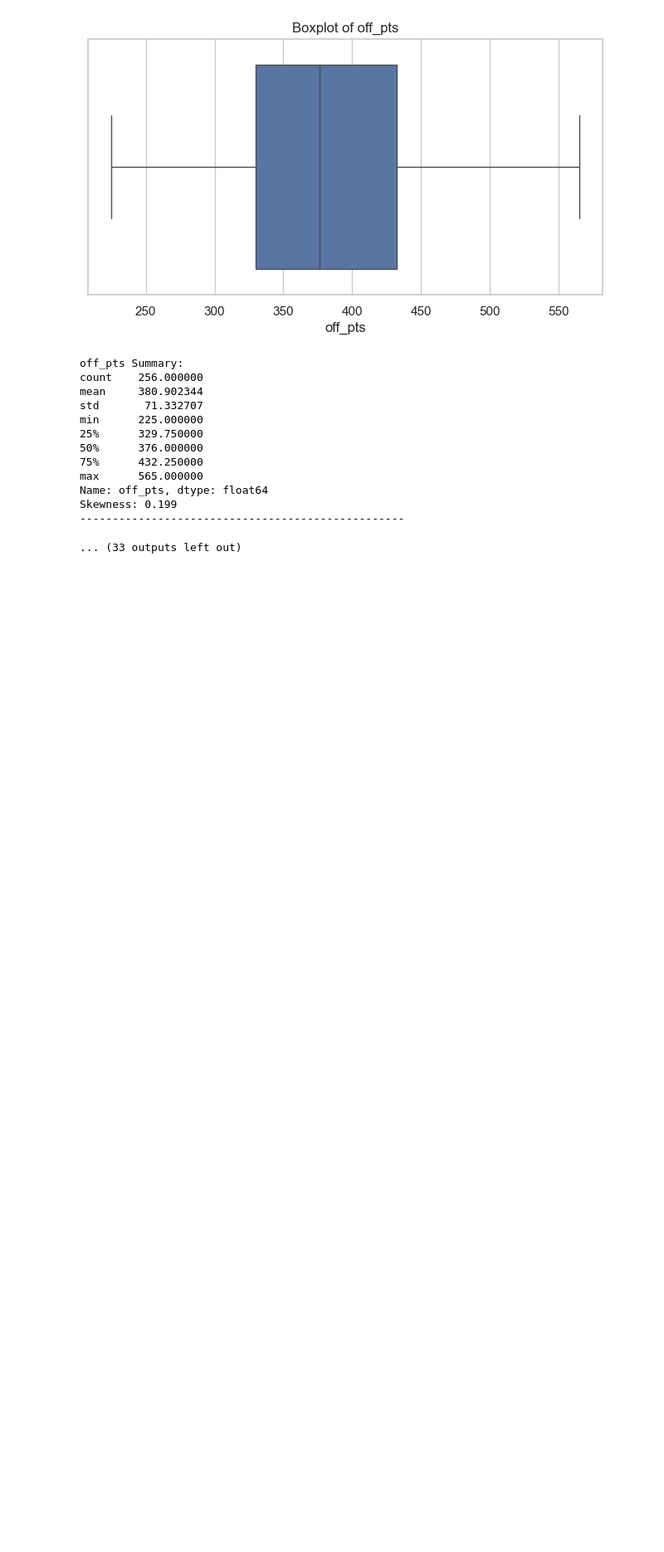
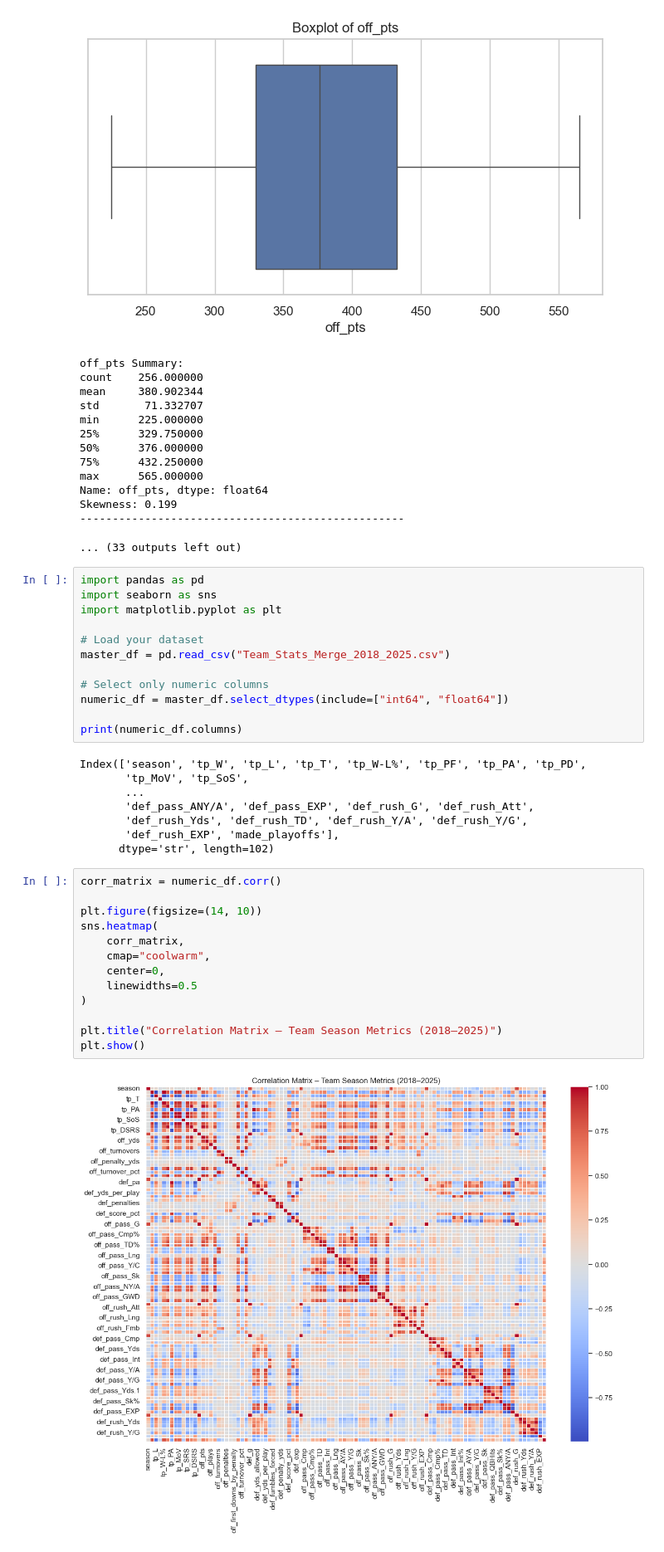
Before and after one commit to mattmarz94/nfl-decision-support-analytics, a Jupyter notebook: Data Preprocessing/eda_analysis.ipynb, the cells around one changed output. Shown at 83% size. Drawn from its saved outputs; the diff is of its cells as text; blank space fills up the shorter version.

Commit message:
added heatmaps to see correlations to playoffs

```diff
--- a/Data Preprocessing/eda_analysis.ipynb
+++ b/Data Preprocessing/eda_analysis.ipynb
@@ -107,3 +107,38 @@ Name: off_pts, dtype: float64
 Skewness: 0.199
 --------------------------------------------------
 ... (33 outputs left out)
+# %%
+import pandas as pd
+import seaborn as sns
+import matplotlib.pyplot as plt
+
+# Load your dataset
+master_df = pd.read_csv("Team_Stats_Merge_2018_2025.csv")
+
+# Select only numeric columns
+numeric_df = master_df.select_dtypes(include=["int64", "float64"])
+
+print(numeric_df.columns)
+# %% [output]
+Index(['season', 'tp_W', 'tp_L', 'tp_T', 'tp_W-L%', 'tp_PF', 'tp_PA', 'tp_PD',
+       'tp_MoV', 'tp_SoS',
+       ...
+       'def_pass_ANY/A', 'def_pass_EXP', 'def_rush_G', 'def_rush_Att',
+       'def_rush_Yds', 'def_rush_TD', 'def_rush_Y/A', 'def_rush_Y/G',
+       'def_rush_EXP', 'made_playoffs'],
+      dtype='str', length=102)
+# %%
+corr_matrix = numeric_df.corr()
+
+plt.figure(figsize=(14, 10))
+sns.heatmap(
+    corr_matrix,
+    cmap="coolwarm",
+    center=0,
+    linewidths=0.5
+)
+
+plt.title("Correlation Matrix – Team Season Metrics (2018–2025)")
+plt.show()
+# %% [output]
+[figure, added]
```
Also changed, not shown: parts of 9 cells of this notebook, 1 other file.
